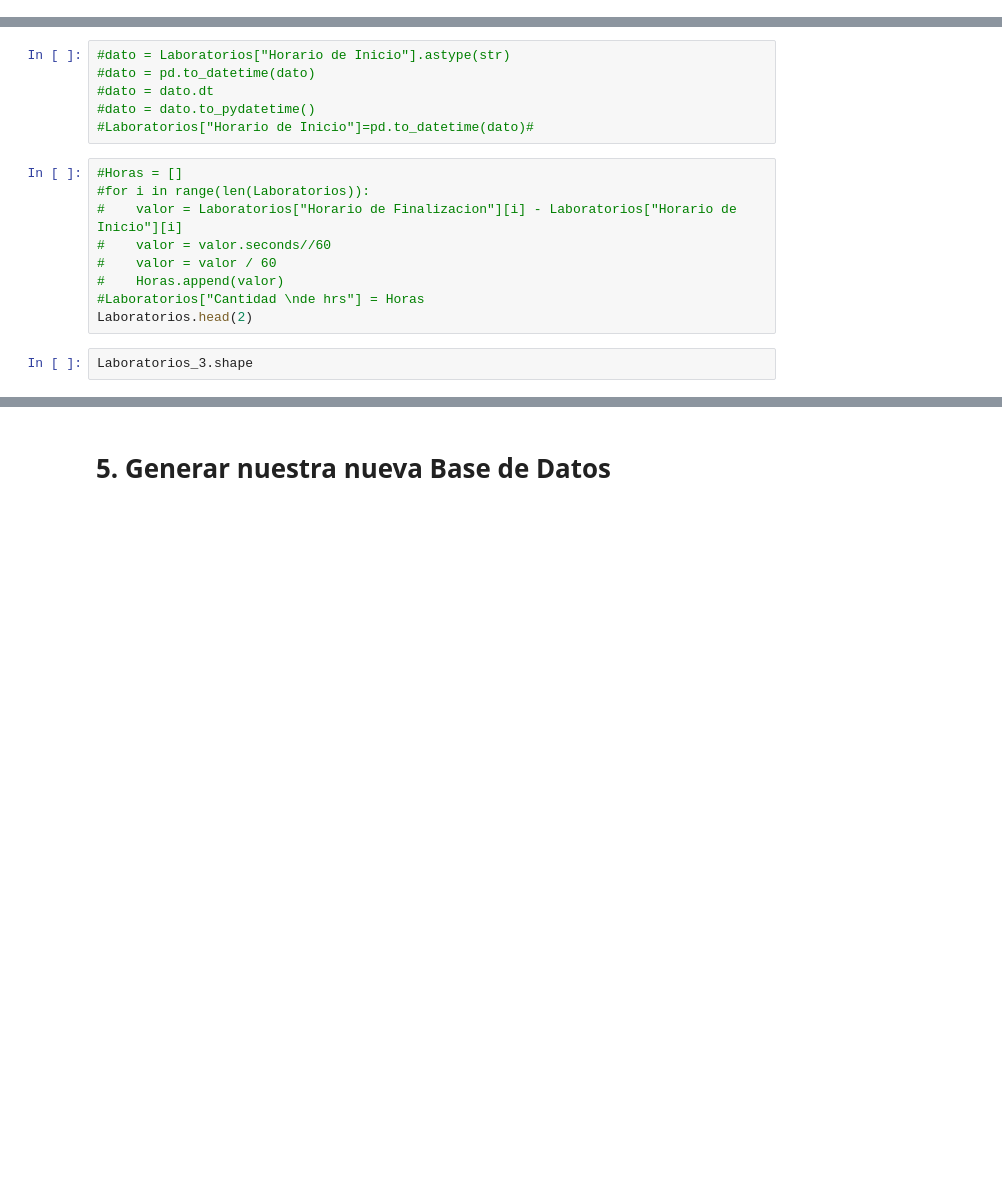
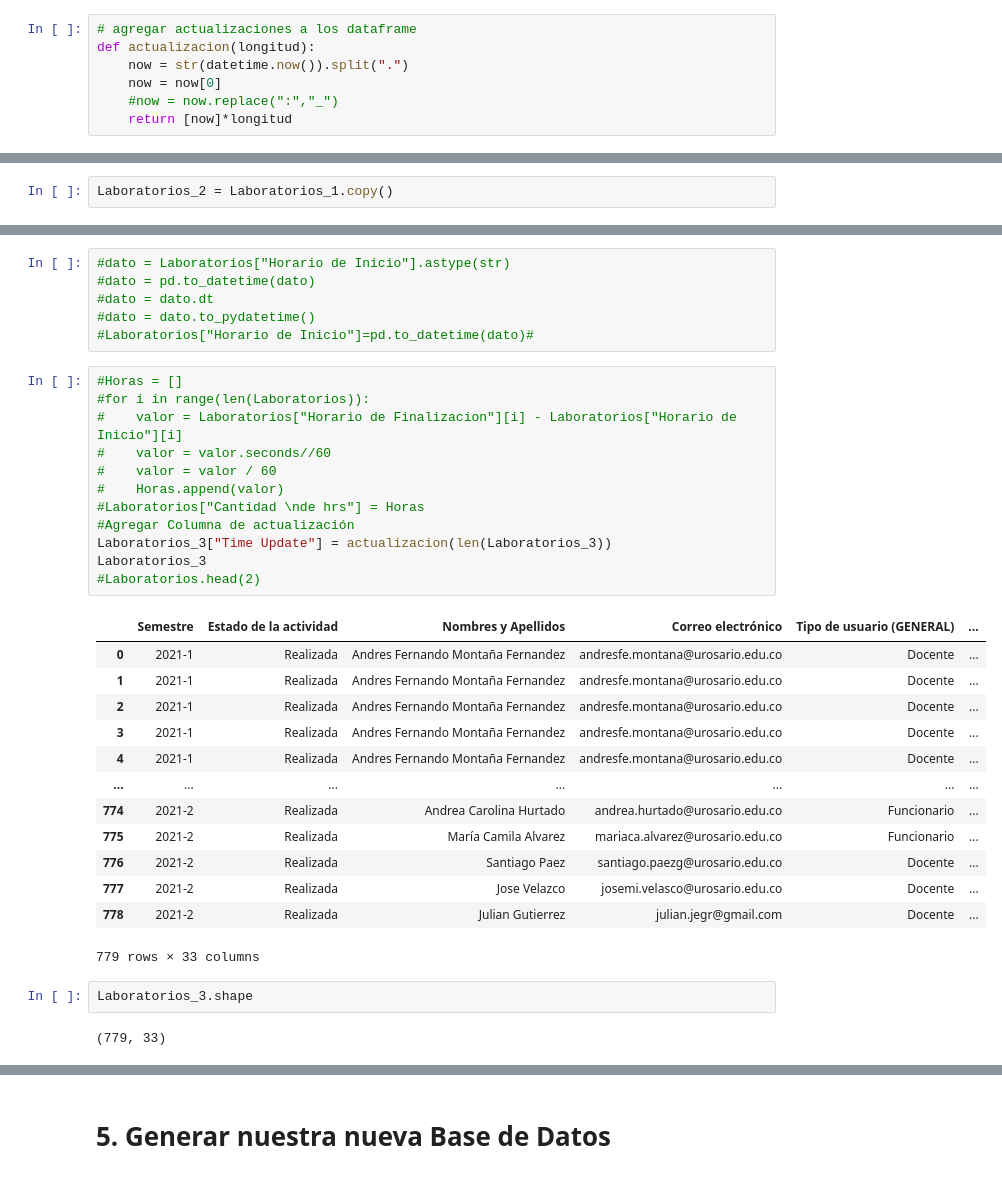
Before and after one commit to billywalker182/Dashboards, a Jupyter notebook: Laboratorios/V3/Limpieza_Datos.ipynb, the cells around one changed output, grey strips where cells are left out. Cells and saved outputs as stored; diff of their text form; blank space fills up the shorter version.

Commit message:
29 Sep - Fecha actualización

```diff
--- a/Laboratorios/V3/Limpieza_Datos.ipynb
+++ b/Laboratorios/V3/Limpieza_Datos.ipynb
@@ -12,3 +14,10 @@ import numpy as np
+# %%
+# agregar actualizaciones a los dataframe
+def actualizacion(longitud):
+    now = str(datetime.now()).split(".")
+    now = now[0]
+    #now = now.replace(":","_")
+    return [now]*longitud
 # %% [markdown]
 # 3. Cargar Registro Actividades URSTeam
 # %%
@@ -203,3 +207,5 @@ Laboratorios_2 = Laboratorios_1.drop(Laboratorios.index[[221]]).copy()
+# %%
+Laboratorios_2 = Laboratorios_1.copy()
 # %%
 Laboratorios_2['Tipo de usuario (GENERAL)'].unique()
 # %% [output]
@@ -397,13 +403,32 @@ Laboratorios_3 = Laboratorios_3.fillna("Sin Información")
 # %%
 #Horas = []
 #for i in range(len(Laboratorios)):
 #    valor = Laboratorios["Horario de Finalizacion"][i] - Laboratorios["Horario de Inicio"][i]
 #    valor = valor.seconds//60
 #    valor = valor / 60
 #    Horas.append(valor)
 #Laboratorios["Cantidad \nde hrs"] = Horas
-Laboratorios.head(2)
+#Agregar Columna de actualización
+Laboratorios_3["Time Update"] = actualizacion(len(Laboratorios_3))
+Laboratorios_3
+#Laboratorios.head(2)
+# %% [output]
+|  | Semestre | Estado de la actividad | Nombres y Apellidos | Correo electrónico | Tipo de usuario (GENERAL) | ... |
+| 0 | 2021-1 | Realizada | Andres Fernando Montaña Fernandez | andresfe.montana@urosario.edu.co | Docente | ... |
+| 1 | 2021-1 | Realizada | Andres Fernando Montaña Fernandez | andresfe.montana@urosario.edu.co | Docente | ... |
+| 2 | 2021-1 | Realizada | Andres Fernando Montaña Fernandez | andresfe.montana@urosario.edu.co | Docente | ... |
+| 3 | 2021-1 | Realizada | Andres Fernando Montaña Fernandez | andresfe.montana@urosario.edu.co | Docente | ... |
+| 4 | 2021-1 | Realizada | Andres Fernando Montaña Fernandez | andresfe.montana@urosario.edu.co | Docente | ... |
+| ... | ... | ... | ... | ... | ... | ... |
+| 774 | 2021-2 | Realizada | Andrea Carolina Hurtado | andrea.hurtado@urosario.edu.co | Funcionario | ... |
+| 775 | 2021-2 | Realizada | María Camila Alvarez | mariaca.alvarez@urosario.edu.co | Funcionario | ... |
+| 776 | 2021-2 | Realizada | Santiago Paez | santiago.paezg@urosario.edu.co | Docente | ... |
+| 777 | 2021-2 | Realizada | Jose Velazco | josemi.velasco@urosario.edu.co | Docente | ... |
+| 778 | 2021-2 | Realizada | Julian Gutierrez | julian.jegr@gmail.com | Docente | ... |
+779 rows × 33 columns
 # %%
 Laboratorios_3.shape
+# %% [output]
+(779, 33)
 # %%
 Laboratorios_3
```
Also changed, not shown: parts of 14 cells of this notebook, 4 other files.
